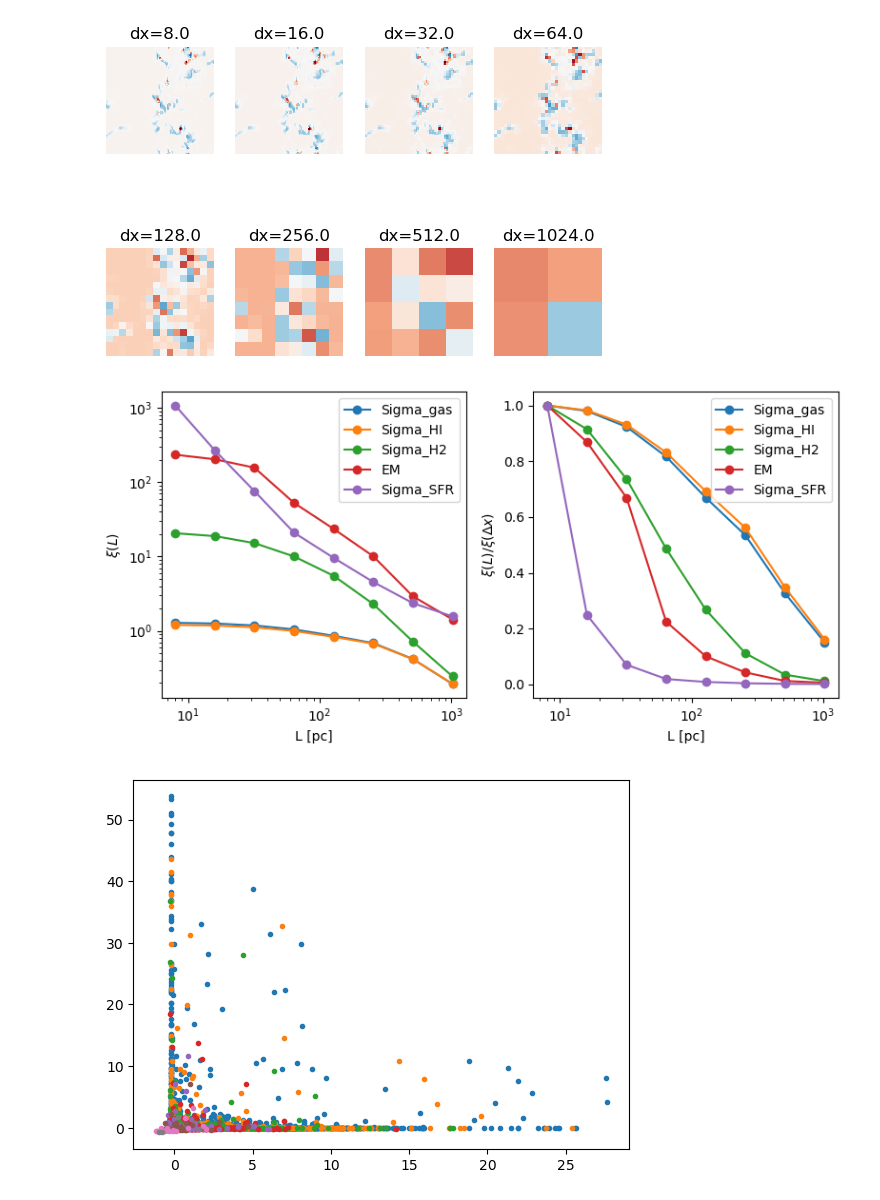
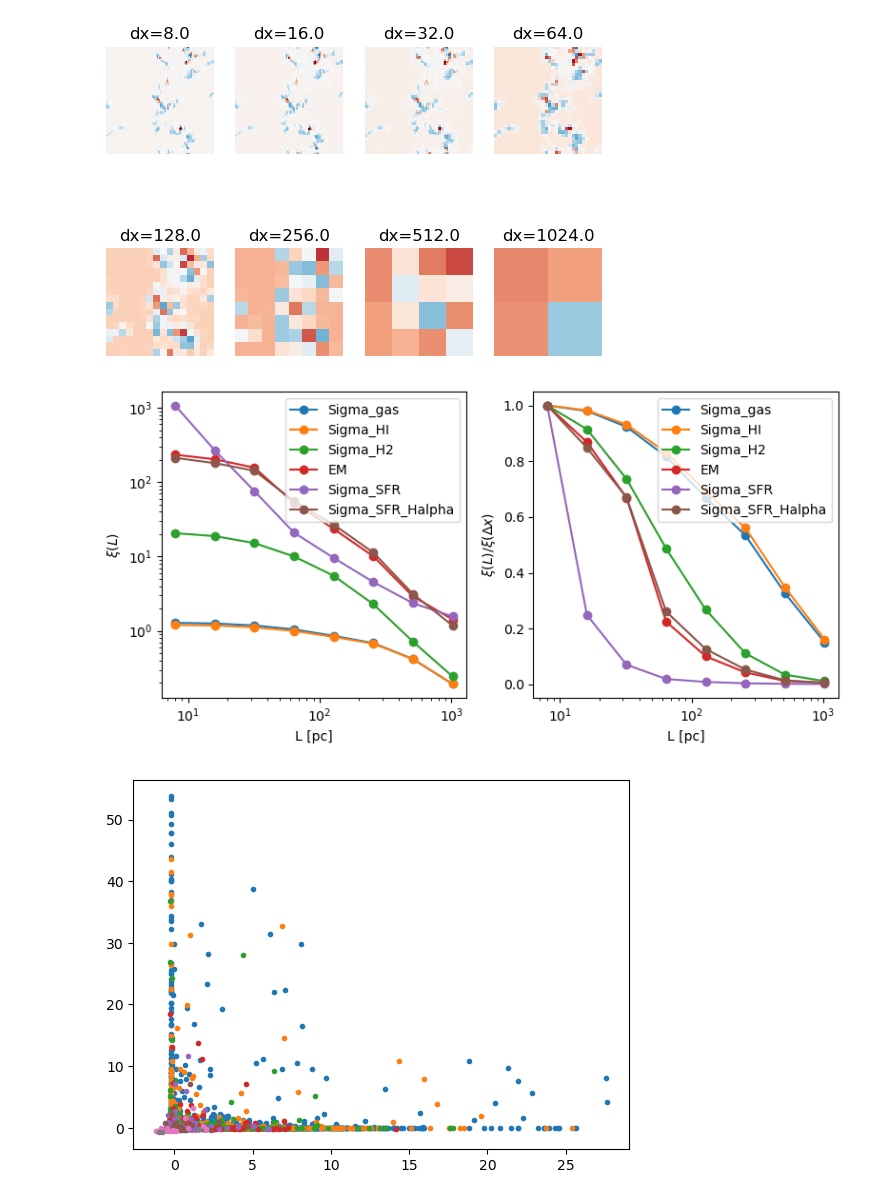
Before and after one commit to comejuliet/TIGRESS, a Jupyter notebook: correlation_calculation.ipynb, the cells around one changed output. Saved outputs shown, nothing was run; the diff lists cells and outputs as text; code cells hidden in the pictures.

Commit message:
added Sigma_SFR from Halpha

```diff
--- a/correlation_calculation.ipynb
+++ b/correlation_calculation.ipynb
@@ -262,36 +264,49 @@ for i,ax in enumerate(axes.flatten()):
 # %%
 num = 300
 prj = s.read_prj(num)
+slc = s.read_slc(num)
+T = slc['z']['T']
+T4 = T/1.e4
 sp = s.load_starpar_vtk(num)
 x,y,Sigma_SFR = get_Sigma_SFR(s,sp)
+
+# calculating the Halpha surface density SFR
+alpha_eff_Halpha = 1.17e-13*T4**(-0.942 -0.031 * np.log(T4))
+
 data = prj['z']
+
+hnu_Halpha = (ac.h*ac.c/(6562.8*au.angstrom)).to('erg')
+Sigma_SFR_Halpha = alpha_eff_Halpha*hnu_Halpha*data['EM']*(ac.pc.cgs.value)**(3) * 7.9e-42
 data['Sigma_SFR'] = Sigma_SFR # here adding Sigma_SFR to data that contains already Sigma_gas, Sigma_HI, Sigma_H2, EM
+data['Sigma_SFR_Halpha'] = Sigma_SFR_Halpha
+
 Nbin=8
 L = s.domain['dx'][0]*2**np.arange(Nbin)
 
+
 fig,axes = plt.subplots(1,2,figsize=(8,4))
 # auto correlation
-for f in ['Sigma_gas','Sigma_HI','Sigma_H2','EM','Sigma_SFR']:
+for f in ['Sigma_gas','Sigma_HI','Sigma_H2','EM','Sigma_SFR','Sigma_SFR_Halpha']:
     corr = get_correlation(data[f],return_map=False)
     plt.sca(axes[0])
     # un-normalized
     plt.plot(L,corr,'o-',label=f,)
     plt.ylabel(r'$\xi(L)$')
     plt.yscale('log')
 
     plt.sca(axes[1])
     # normalized
     plt.plot(L,corr/corr[0],'o-',label=f,)
     plt.ylabel(r'$\xi(L)/\xi(\Delta x)$')
 
 for ax in axes:
     plt.sca(ax)
     plt.xscale('log')
     plt.legend()
     plt.xlabel('L [pc]')
 plt.tight_layout()
 # %% [output]
-[figure, old version]
+[figure, new version]
 # %%
 
 dx = s.domain['dx'][0]
```
Also changed, not shown: parts of 6 cells of this notebook.
